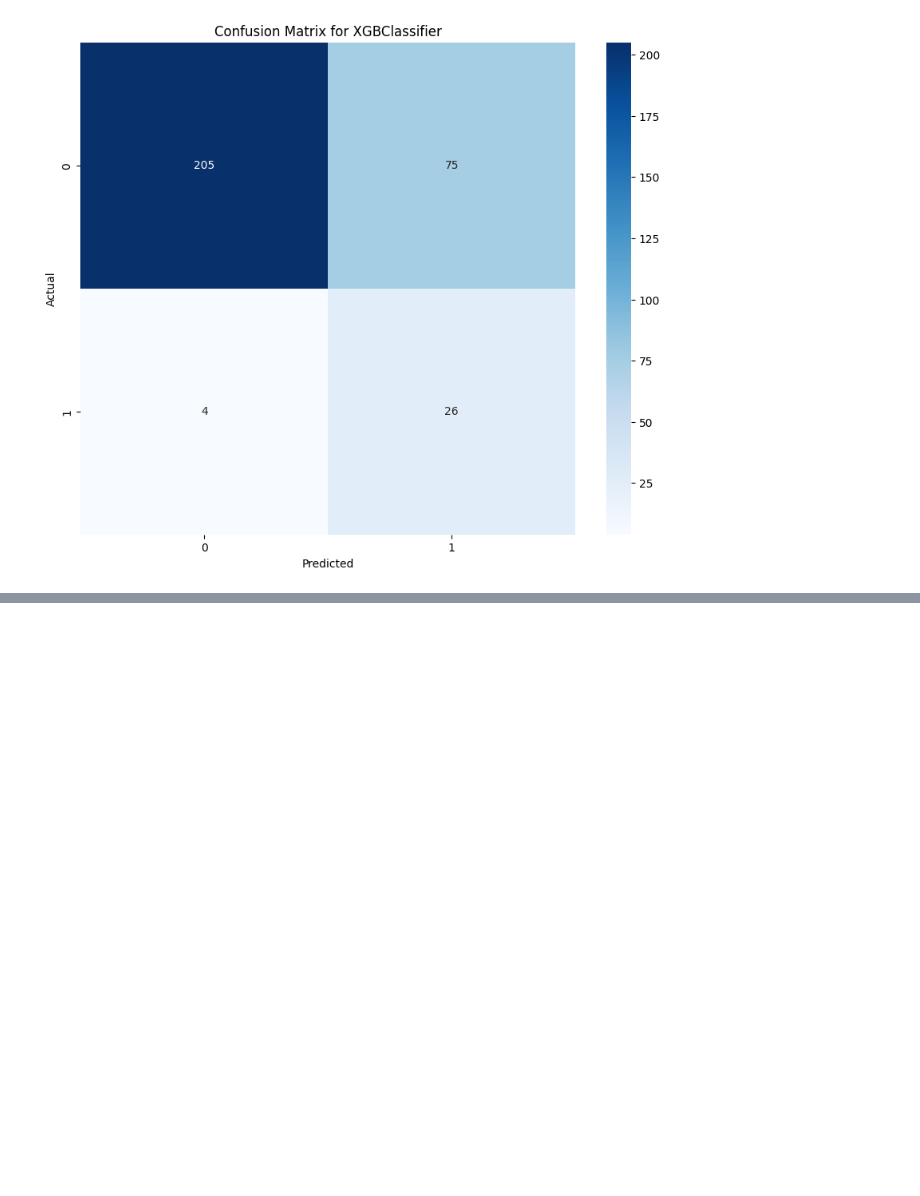
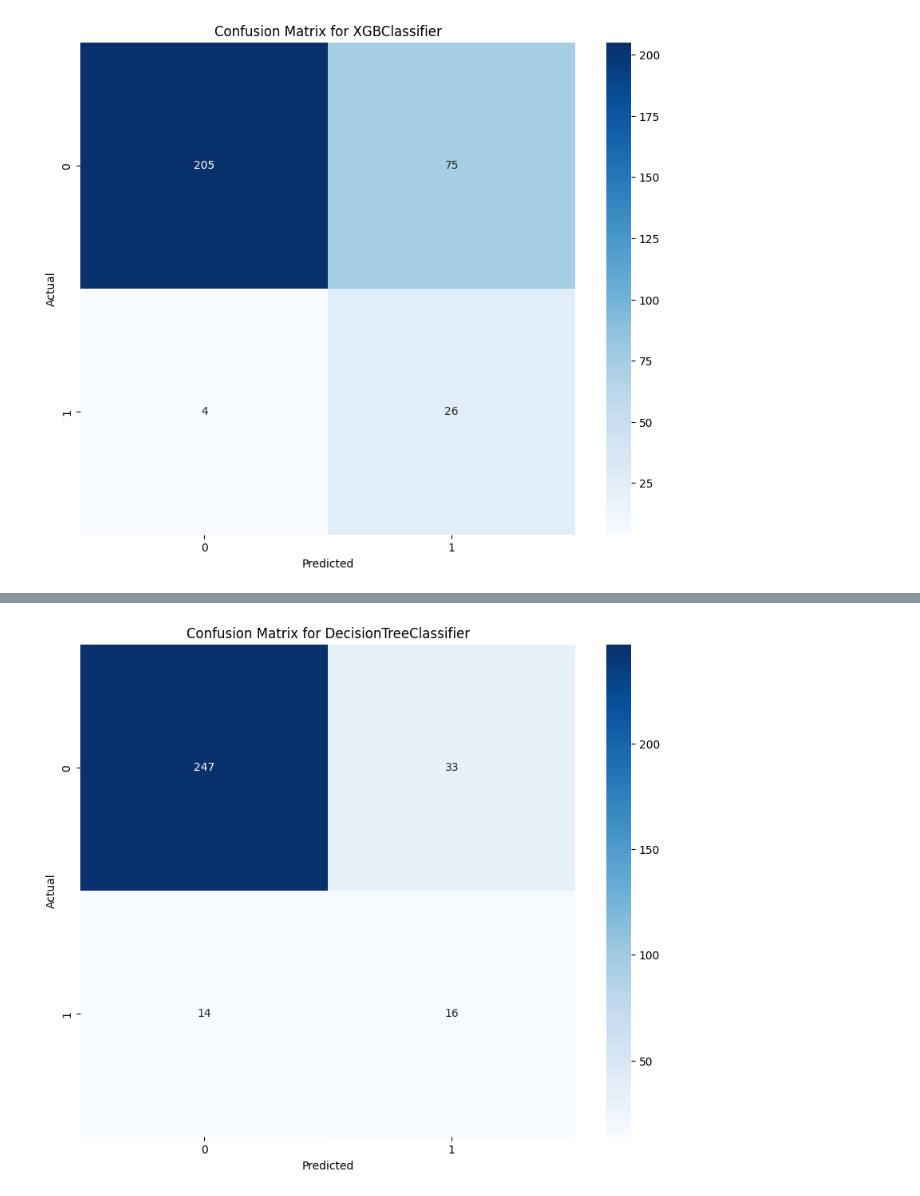
Before and after one commit to DaffaElgo/Iconic_2024, a Jupyter notebook: Code/Yey.ipynb, the cells around one changed output, grey strips where cells are left out. Drawn from its saved outputs; the diff is of its cells as text; code cells hidden in the pictures; blank space fills up the shorter version.

```diff
--- a/Code/Yey.ipynb
+++ b/Code/Yey.ipynb
@@ -361,0 +448,79 @@ weighted avg      0.911     0.745     0.796       310
+# %%
+import numpy as np
+import pandas as pd
+from sklearn.neighbors import KNeighborsClassifier
+from sklearn.ensemble import RandomForestClassifier, ExtraTreesClassifier, BaggingClassifier
+from xgboost import XGBClassifier
+from sklearn.tree import DecisionTreeClassifier
+from sklearn.svm import SVC
+from lightgbm import LGBMClassifier
+from catboost import CatBoostClassifier
+from sklearn.dummy import DummyClassifier
+from sklearn.metrics import roc_curve, classification_report, confusion_matrix
+from sklearn.model_selection import train_test_split
+from sklearn.compose import ColumnTransformer
+from sklearn.pipeline import Pipeline
+from sklearn.impute import SimpleImputer
+from sklearn.preprocessing import StandardScaler, OneHotEncoder
+from imblearn.over_sampling import ADASYN
+import matplotlib.pyplot as plt
+import seaborn as sns
+
+# Calculate geometric mean for each threshold
+def geometric_mean(sensitivity, specificity):
+    return np.sqrt(sensitivity * specificity)
+
+# Initialize models
+models = {
+    "KNN": KNeighborsClassifier(),
+    "Random Forest": RandomForestClassifier(random_state=0),
+    "XGBoost": XGBClassifier(random_state=0, use_label_encoder=False, eval_metric='logloss'),
+    "Decision Tree": DecisionTreeClassifier(random_state=0),
+    "Extra Trees": ExtraTreesClassifier(random_state=0),
+    "Bagging Classifier": BaggingClassifier(random_state=0),
+    "Support Vector Classifier": SVC(probability=True, random_state=0),
+    "LightGBM": LGBMClassifier(random_state=0),
+    "CatBoost": CatBoostClassifier(random_state=0, silent=True),
+    "Dummy Classifier": DummyClassifier(strategy='most_frequent')
+}
+
+# Function to evaluate each model
+def evaluate_model(model, X_test_processed, y_test):
+    # Fit the model
+    model.fit(X_train_resampled, y_train_resampled)
+
+    # Get predicted probabilities for the positive class
+    y_probs = model.predict_proba(X_test_processed)[:, 1]
+
+    # Calculate the ROC curve points
+    fpr, tpr, thresholds = roc_curve(y_test, y_probs, pos_label=1)
+
+    # Calculate specificity (1 - FPR)
+    specificity = 1 - fpr
+
+    # Calculate geometric mean for each threshold
+    gmeans = [geometric_mean(tpr[i], specificity[i]) for i in range(len(tpr))]
+
+    # Find the threshold that gives the best geometric mean
+    optimal_idx = np.argmax(gmeans)
+    optimal_threshold = thresholds[optimal_idx]
+
+    # Make predictions using the optimal threshold
+    y_pred = (y_probs >= optimal_threshold).astype(int)
+
+    # Print classification report
+    print(f"Classification Report for {model.__class__.__name__}:")
+    print(classification_report(y_test, y_pred, digits=3))
+
+    # Plot the confusion matrix heatmap
+    plt.figure(figsize=(10, 8))
+    sns.heatmap(confusion_matrix(y_test, y_pred), annot=True, fmt='d', cmap='Blues')
+    plt.xlabel('Predicted')
+    plt.ylabel('Actual')
+    plt.title(f'Confusion Matrix for {model.__class__.__name__}')
+    plt.show()
+
+# Evaluate all models
+for name, model in models.items():
+    evaluate_model(model, X_test_processed, y_test)
+# %% [output]
@@ -361,0 +566 @@ weighted avg      0.911     0.745     0.796       310
+[figure, added]
```
Also changed, not shown: parts of 6 cells of this notebook, 5 other files.
